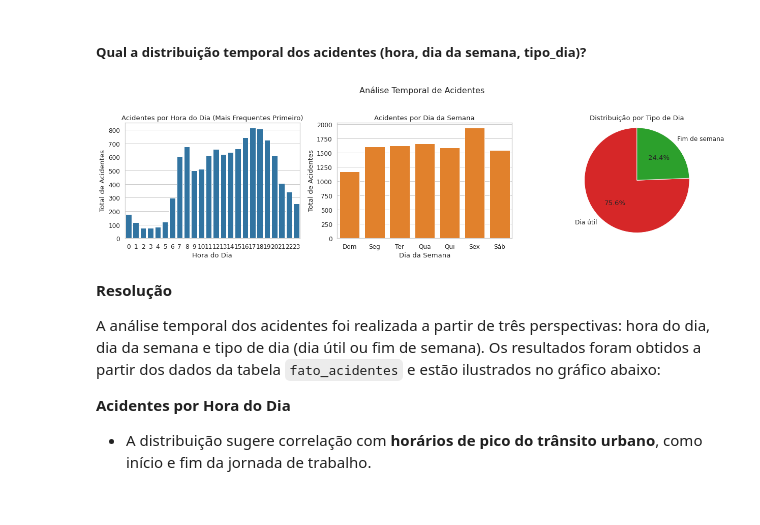
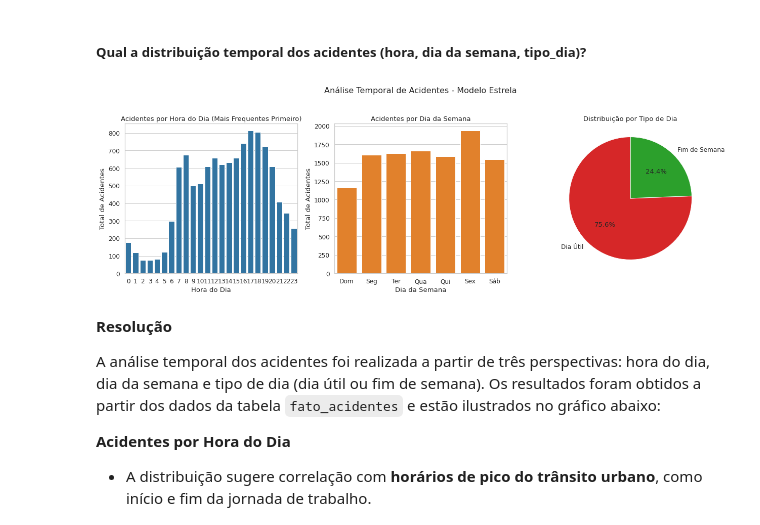
Before and after one commit to Lia13/MPV_Engenharia_de_Dados, a Jupyter notebook: MPV Engenharia de Dados.ipynb, the cells around one changed output. Saved outputs shown, nothing was run; the diff lists cells and outputs as text; code cells hidden in the pictures.

```diff
--- a/MPV Engenharia de Dados.ipynb
+++ b/MPV Engenharia de Dados.ipynb
@@ -501,10 +503,12 @@ fato_acidentes = df_clean.select(
     col("numero_boletim").alias("id_boletim"),
     date_format(col("data_hora_boletim"), "yyyyMMddHH").cast("long").alias("id_tempo"),
     col("codigo_pavimento").alias("id_pavimento"),
+    col("codigo_tempo").alias("id_clima"),
     col("codigo_regional").alias("id_regional"),
     col("tipo_acidente").alias("id_tipo_acidente"),
     col("velocidade_permitida"),
     col("fatal"),
+    col("sinalizado"),
     col("coordenada_x"),
     col("coordenada_y")
 )
@@ -513,6 +517,7 @@ fato_acidentes = df_clean.select(
 dim_tempo.write.format("delta").mode("overwrite").option("overwriteSchema", "true").saveAsTable("dim_tempo")
 dim_pavimento.write.format("delta").mode("overwrite").option("overwriteSchema", "true").saveAsTable("dim_pavimento")
 dim_regional.write.format("delta").mode("overwrite").option("overwriteSchema", "true").saveAsTable("dim_regional")
+dim_clima.write.format("delta").mode("overwrite").option("overwriteSchema", "true").saveAsTable("dim_clima")
 dim_tipo_acidente.write.format("delta").mode("overwrite").option("overwriteSchema", "true").saveAsTable("dim_tipo_acidente")
 fato_acidentes.write.format("delta").mode("overwrite").option("overwriteSchema", "true").saveAsTable("fato_acidentes")
 # %% [markdown]
@@ -1313,48 +1332,52 @@ DataFrame[% FKs inválidas: string, Descrição: string, FKs inválidas: bigint,
 # %%
 # Estilo visual
 sns.set(style="whitegrid", palette="Set2", font_scale=1.1)
 
 # Dados SQL
 df_temporal = spark.sql("""
   SELECT
-    hour(data_hora_boletim) as hora,
-    dayofweek(data_hora_boletim) as dia_semana,
-    CASE WHEN dayofweek(data_hora_boletim) IN (1,7) THEN 'Fim de semana' ELSE 'Dia útil' END as tipo_dia,
-    COUNT(*) as total
-  FROM acidentes_2021
-  GROUP BY hora, dia_semana, tipo_dia
+    t.hora,
+    t.dia_semana,
+    t.tipo_dia,
+    COUNT(*) as total_acidentes,
+    AVG(f.fatal) as taxa_fatalidade
+  FROM fato_acidentes f
+  JOIN dim_tempo t ON f.id_tempo = t.id_tempo
+  GROUP BY t.hora, t.dia_semana, t.tipo_dia
+  ORDER BY t.hora, t.dia_semana
 """).toPandas()
 
-# Figura
-fig, axes = plt.subplots(1, 3, figsize=(18, 5))
+# Criar figura com subplots
+fig, axes = plt.subplots(1, 3, figsize=(18, 6))
 
-# Gráfico 1: Acidentes por hora (ordenado por total)
-hora_plot = df_temporal.groupby('hora')['total'].sum().sort_values(ascending=False)
+## Gráfico 1: Acidentes por hora (ordenado por total)
+hora_plot = df_temporal.groupby('hora')['total_acidentes'].sum().sort_values(ascending=False)
 sns.barplot(x=hora_plot.index, y=hora_plot.values, ax=axes[0], color='#1f77b4')
 axes[0].set_title('Acidentes por Hora do Dia (Mais Frequentes Primeiro)')
 axes[0].set_xlabel('Hora do Dia')
 axes[0].set_ylabel('Total de Acidentes')
 
-# Gráfico 2: Acidentes por dia da semana
+## Gráfico 2: Acidentes por dia da semana
 dias = ['Dom', 'Seg', 'Ter', 'Qua', 'Qui', 'Sex', 'Sáb']
-dia_plot = df_temporal.groupby('dia_semana')['total'].sum().reindex(range(1, 8))
+dia_plot = df_temporal.groupby('dia_semana')['total_acidentes'].sum().reindex(range(1, 8))
 dia_plot.index = dias
 sns.barplot(x=dia_plot.index, y=dia_plot.values, ax=axes[1], color='#ff7f0e')
 axes[1].set_title('Acidentes por Dia da Semana')
 axes[1].set_xlabel('Dia da Semana')
 axes[1].set_ylabel('Total de Acidentes')
 
-# Gráfico 3: Fim de semana vs Dia útil
-tipo_plot = df_temporal.groupby('tipo_dia')['total'].sum()
-axes[2].pie(tipo_plot, labels=tipo_plot.index, autopct='%1.1f%%', startangle=90, colors=['#d62728', '#2ca02c'])
+## Gráfico 3: Fim de semana vs Dia útil
+tipo_plot = df_temporal.groupby('tipo_dia')['total_acidentes'].sum()
+axes[2].pie(tipo_plot, labels=tipo_plot.index, autopct='%1.1f%%',
+            startangle=90, colors=['#d62728', '#2ca02c'])
 axes[2].set_title('Distribuição por Tipo de Dia')
-axes[2].axis('equal')  # círculo perfeito
+axes[2].axis('equal')
 
-plt.suptitle('Análise Temporal de Acidentes', fontsize=16)
+plt.suptitle('Análise Temporal de Acidentes - Modelo Estrela', fontsize=16)
 plt.tight_layout(rect=[0, 0, 1, 0.95])
 plt.show()
 # %% [output]
-[figure, old version]
+[figure, new version]
 # %% [markdown]
 **Resolução**
 
```
Also changed, not shown: parts of 22 cells of this notebook.
